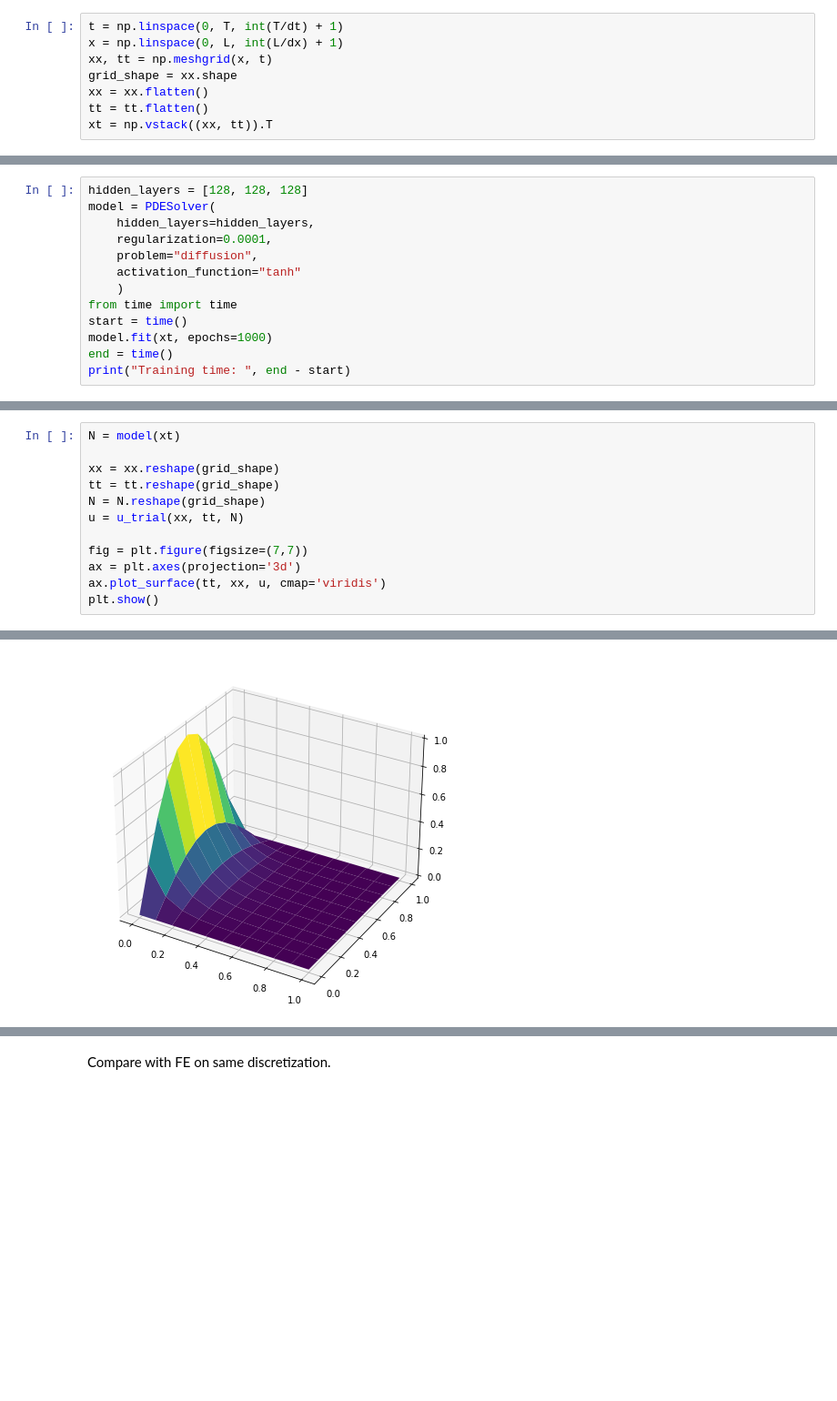
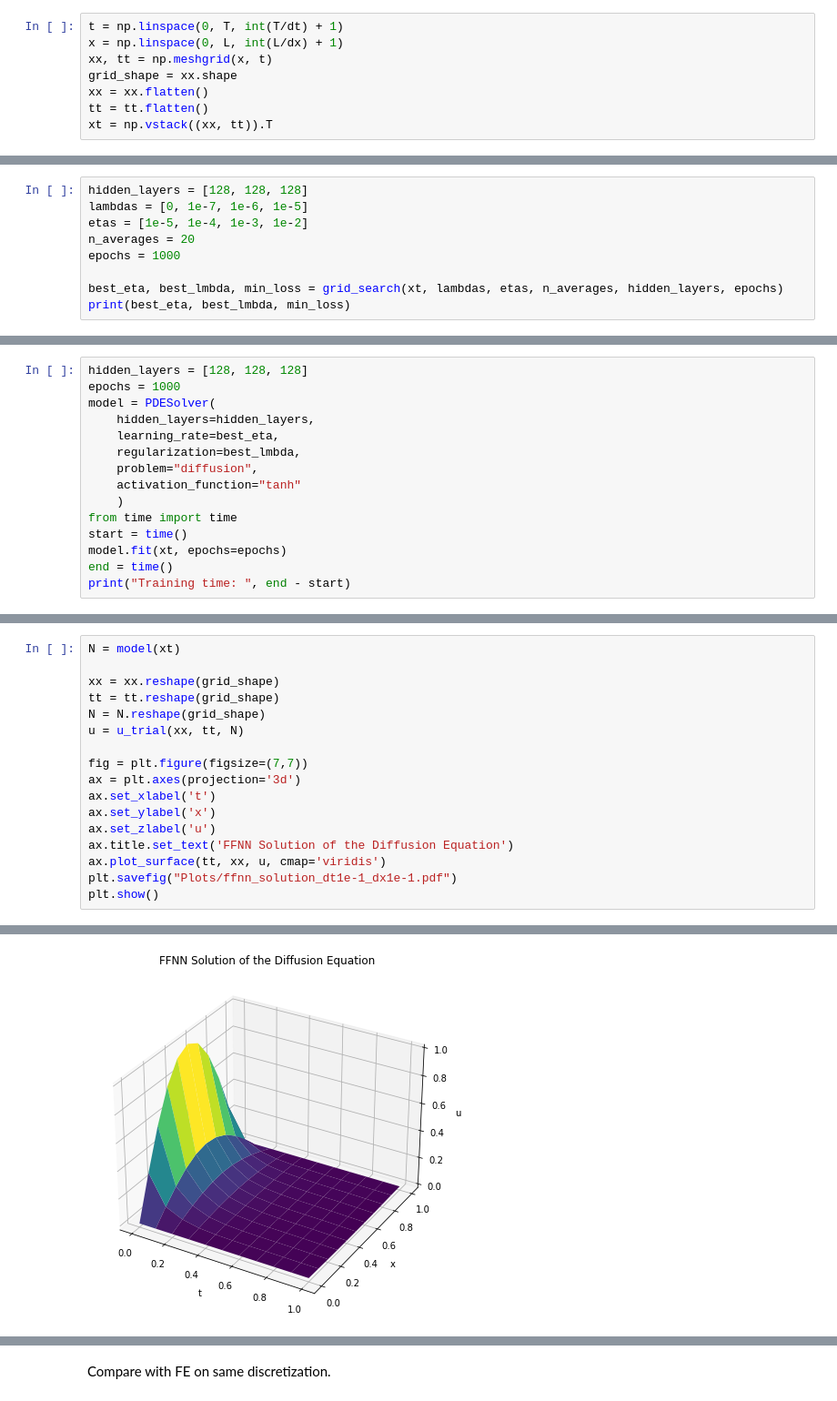
Before and after one commit to Rednael18/FYS-STK3155-project-3, a Jupyter notebook: notebooks/diffusion_equation.ipynb, the cells around one changed output, grey strips where cells are left out. Shown at 91% size. Drawn from its saved outputs; the diff is of its cells as text; blank space fills up the shorter version.

```diff
--- a/notebooks/diffusion_equation.ipynb
+++ b/notebooks/diffusion_equation.ipynb
@@ -90,0 +120,9 @@ xt = np.vstack((xx, tt)).T
+# %%
+hidden_layers = [128, 128, 128]
+lambdas = [0, 1e-7, 1e-6, 1e-5]
+etas = [1e-5, 1e-4, 1e-3, 1e-2]
+n_averages = 20
+epochs = 1000
+
+best_eta, best_lmbda, min_loss = grid_search(xt, lambdas, etas, n_averages, hidden_layers, epochs)
+print(best_eta, best_lmbda, min_loss)
@@ -91,14 +134,16 @@ xt = np.vstack((xx, tt)).T
 # %%
 hidden_layers = [128, 128, 128]
+epochs = 1000
 model = PDESolver(
     hidden_layers=hidden_layers,
-    regularization=0.0001,
+    learning_rate=best_eta,
+    regularization=best_lmbda,
     problem="diffusion",
     activation_function="tanh"
     )
 from time import time
 start = time()
-model.fit(xt, epochs=1000)
+model.fit(xt, epochs=epochs)
 end = time()
 print("Training time: ", end - start)
 # %% [output]
@@ -174,6 +174,11 @@ u = u_trial(xx, tt, N)
 
 fig = plt.figure(figsize=(7,7))
 ax = plt.axes(projection='3d')
+ax.set_xlabel('t')
+ax.set_ylabel('x')
+ax.set_zlabel('u')
+ax.title.set_text('FFNN Solution of the Diffusion Equation')
 ax.plot_surface(tt, xx, u, cmap='viridis')
+plt.savefig("Plots/ffnn_solution_dt1e-1_dx1e-1.pdf")
 plt.show()
 # %% [output]
@@ -181,4 +185,4 @@ plt.show()
-[figure, old version]
+[figure, new version]
 # %%
 # Compute the absolute error
 absolute_error = np.absolute(
```
Also changed, not shown: parts of 51 cells of this notebook, 6 other files.
